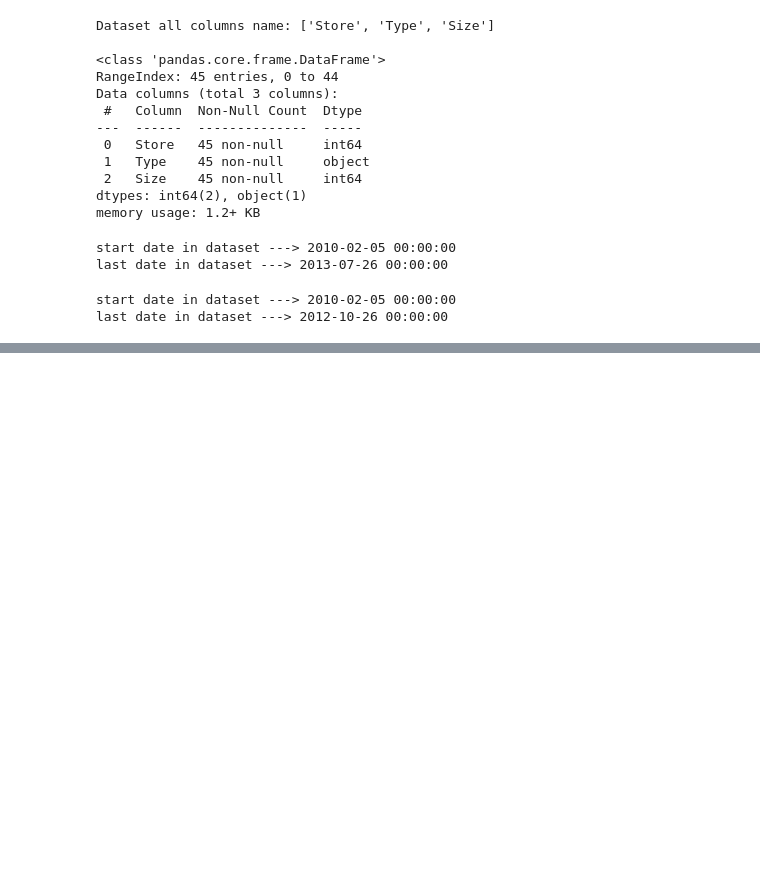
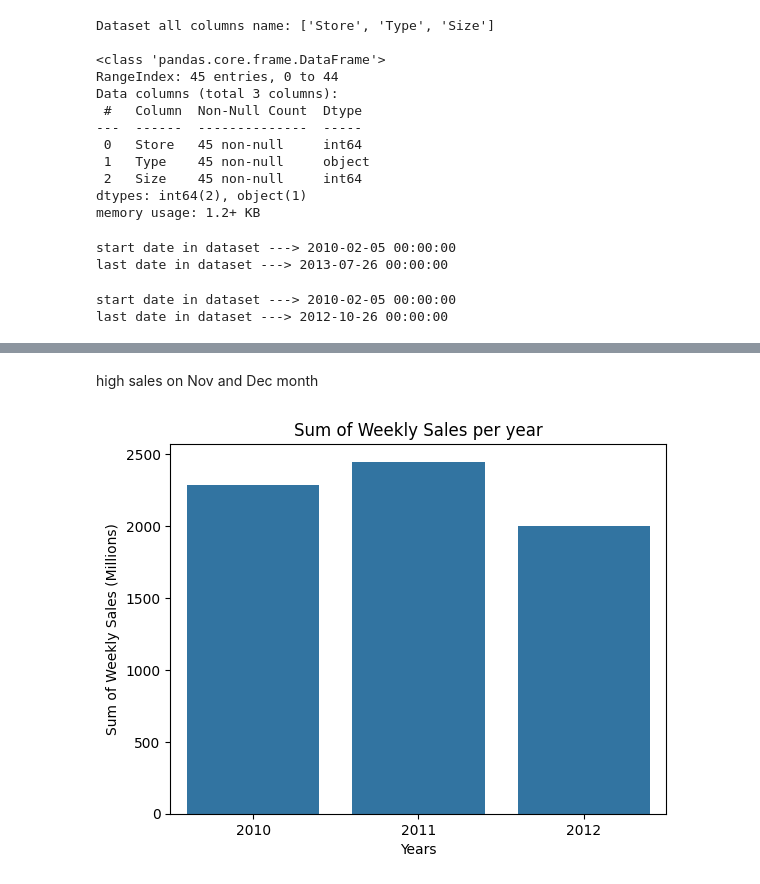
Before and after one commit to Rajesh1505/Capstone-Project-Advanced-Machine-Learning, a Jupyter notebook: Capstone_Project_Advanced_Machine_Learning.ipynb, the cells around one changed output, grey strips where cells are left out. Cells and saved outputs as stored; diff of their text form; code cells hidden in the pictures; blank space fills up the shorter version.

```diff
--- a/Capstone_Project_Advanced_Machine_Learning.ipynb
+++ b/Capstone_Project_Advanced_Machine_Learning.ipynb
@@ -266,0 +375,11 @@ last date in dataset ---> 2012-10-26 00:00:00
+# %% [markdown]
+high sales on Nov and Dec month
+# %%
+yearly_sales = merged_df.groupby(merged_df.Date.dt.year)['Weekly_Sales'].sum()/1000000
+sns.barplot(x = yearly_sales.index, y = yearly_sales.values)
+plt.title("Sum of Weekly Sales per year")
+plt.ylabel("Sum of Weekly Sales (Millions)")
+plt.xlabel("Years")
+plt.show()
+# %% [output]
+[figure, added]
```
Also changed, not shown: parts of 59 cells of this notebook.
